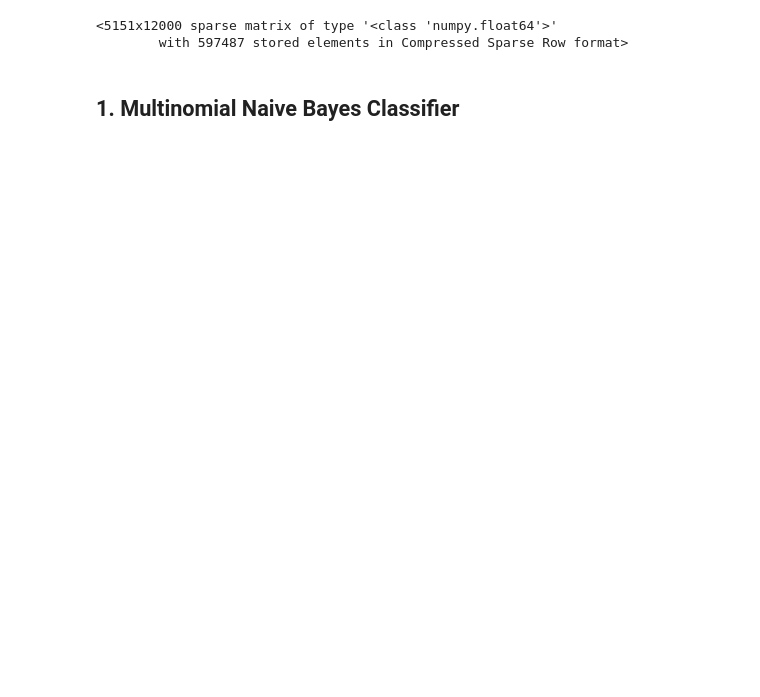
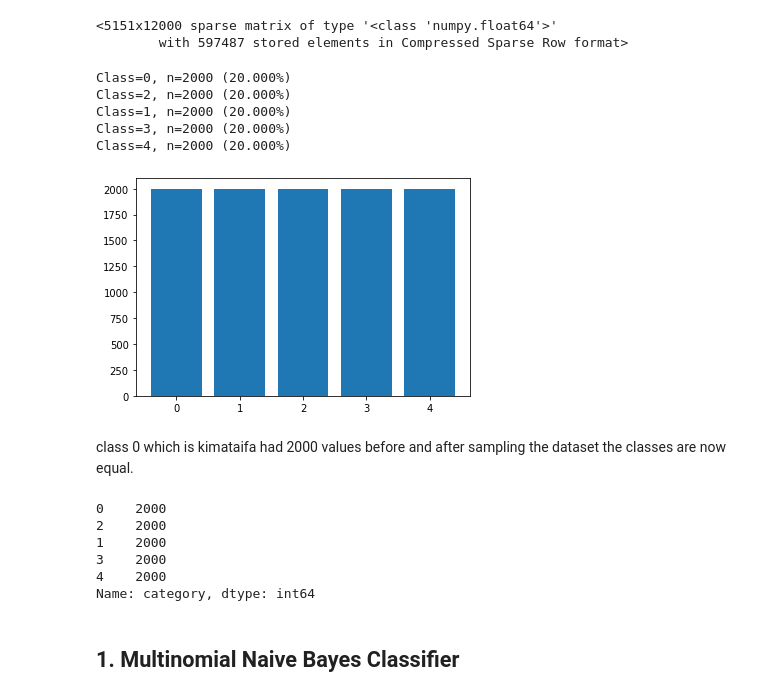
Before and after one commit to BrendaChepkoech/Swahili-News-Classification-Challange-Zindi, a Jupyter notebook: Swahili_News_Classification_Zindi_Challange.ipynb, the cells around one changed output. Cells and saved outputs as stored; diff of their text form; code cells hidden in the pictures; blank space fills up the shorter version.

```diff
--- a/Swahili_News_Classification_Zindi_Challange.ipynb
+++ b/Swahili_News_Classification_Zindi_Challange.ipynb
@@ -133,6 +133,12 @@ train['clean_content']
 5149     imeelezwa kuwa hakuna sheria yoyote inayokata...
 5150     akizungumza mara baada ya kutiwa saini kwa ma...
 Name: clean_content, Length: 5151, dtype: object
+# %%
+#Replacing â€ ̃ , â€™", () with ' '
+
+train['clean_content'] = train['clean_content'].replace("â€ ̃ ", " ")
+train['clean_content'] = train['clean_content'].replace("â€™", ' ')
+train['clean_content'] = train['clean_content'].replace("()", ' ')
 # %%
 #Checking how the bottom of the dataframe looks after cleaning
 train.head(5)
@@ -166,7 +180,7 @@ Requirement already satisfied: NoelNLP in /usr/local/lib/python3.7/dist-packages
 # %%
 from NoelNLP import stopList
 stop_words= stopList()
-CustomListofWordstoExclude = ['â€ ̃ ', 'sh', "()", "â€™","“","”"]
+CustomListofWordstoExclude = ['sh']
 for i in CustomListofWordstoExclude:
     stop_words.append(i)
 print(stop_words)
@@ -471,3 +516,38 @@ X
 # %%
 #converting it to an array
 X = X.toarray()
+# %%
+# split into input and output elements
+X, y = X, df['category']
+# transform the dataset
+oversample = SMOTE()
+X, y = oversample.fit_resample(X, y)
+
+# summarize distribution
+counter = Counter(y)
+for k,v in counter.items():
+	per = v / len(y) * 100
+	print('Class=%d, n=%d (%.3f%%)' % (k, v, per))
+
+from matplotlib import pyplot
+ # plot the distribution
+pyplot.bar(counter.keys(), counter.values())
+pyplot.show()
+# %% [output]
+Class=0, n=2000 (20.000%)
+Class=2, n=2000 (20.000%)
+Class=1, n=2000 (20.000%)
+Class=3, n=2000 (20.000%)
+Class=4, n=2000 (20.000%)
+[figure, added]
+# %% [markdown]
+class 0 which is kimataifa had 2000 values before and after sampling the dataset the classes are now equal.
+# %%
+y.value_counts()
+# %% [output]
+0    2000
+2    2000
+1    2000
+3    2000
+4    2000
+Name: category, dtype: int64
```
Also changed, not shown: parts of 27 cells of this notebook.
